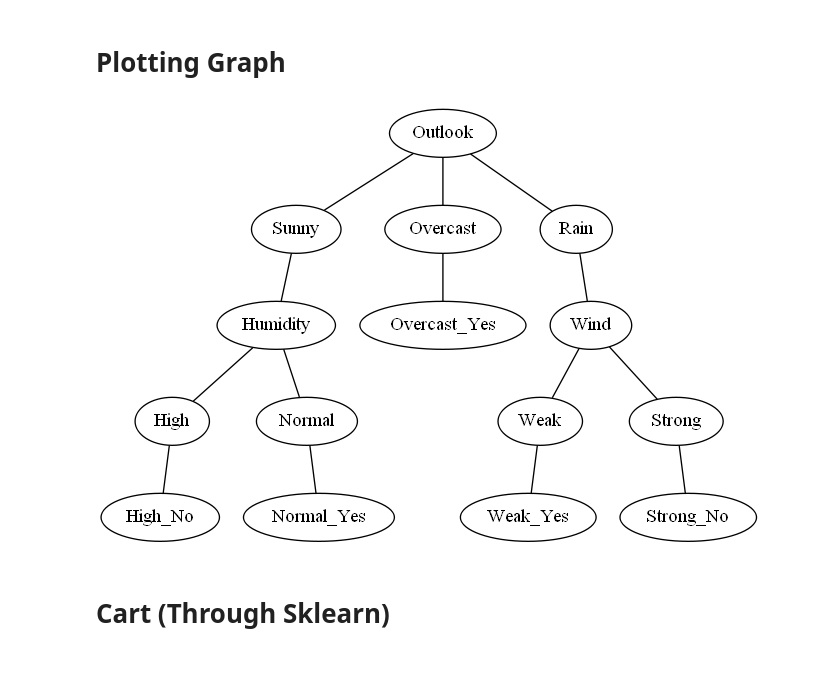
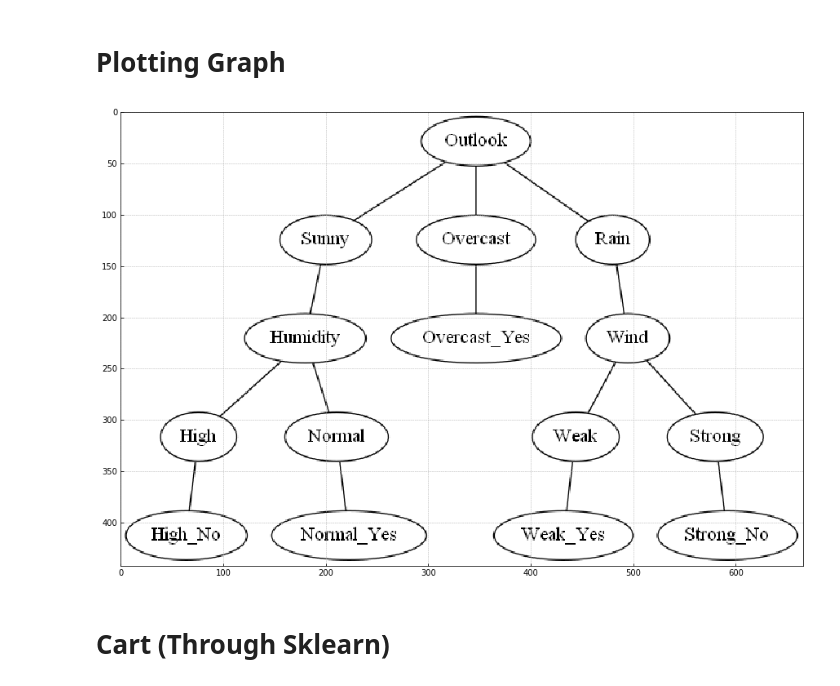
Before and after one commit to arjunmohnot/MachineLearningAssignment, a Jupyter notebook: Lab-02-ID3,Cart algorithm/Cart.ipynb, the cells around one changed output. Cells and saved outputs as stored; diff of their text form; code cells hidden in the pictures.

```diff
--- a/Lab-02-ID3,Cart algorithm/Cart.ipynb
+++ b/Lab-02-ID3,Cart algorithm/Cart.ipynb
@@ -157,36 +157,36 @@ from PIL import Image
 menu = di
 def draw(parent_name, child_name):
     edge = pydot.Edge(parent_name, child_name)
     graph.add_edge(edge)
 
 def visit(node, parent=None):
     for k,v in node.items():
         if isinstance(v, dict):
             # We start with the root node whose parent is None
             # we don't want to graph the None node
             if parent:
                 draw(parent, k)
             visit(v, k)
         else:
             draw(parent, k)
             # drawing the label using a distinct name
             draw(k, str(k)+'_'+str(v))
 
 graph = pydot.Dot(graph_type='graph')
 visit(menu)
 graph.write_png('graph.png')
 
 fname = 'graph.png'
 image = Image.open(fname)
 arr = np.asarray(image)
 plt.style.use("bmh")
-plt.rcParams.update({"figure.figsize" : (25, 25),
+plt.rcParams.update({"figure.figsize" : (15, 15),
                      "axes.facecolor" : "white",
                      "axes.edgecolor":  "black"})
 plt.imshow(arr)
 plt.show()
+# %% [output]
+[figure, added]
-# %% [markdown]
-![graph.png](attachment:graph.png)
 # %% [markdown]
 # Cart (Through Sklearn)
 # %%
```
Also changed, not shown: parts of 2 cells of this notebook.
